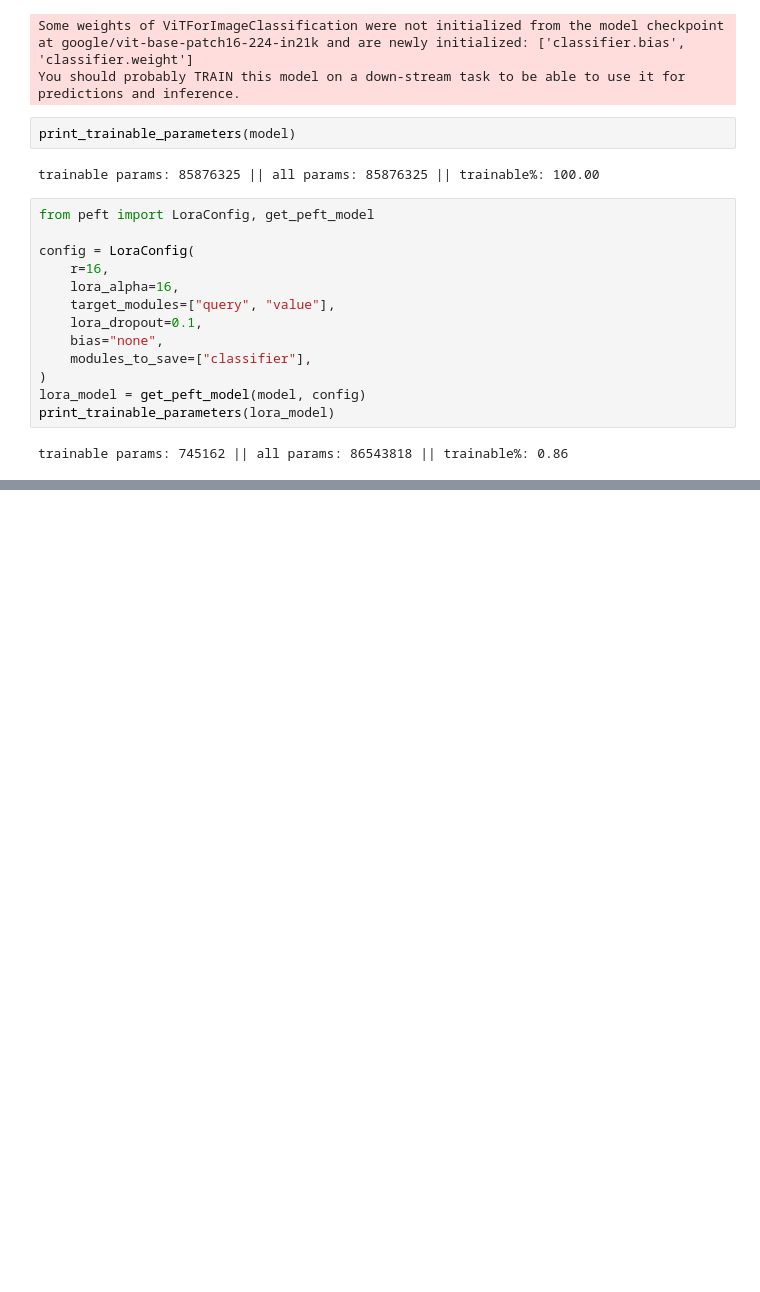
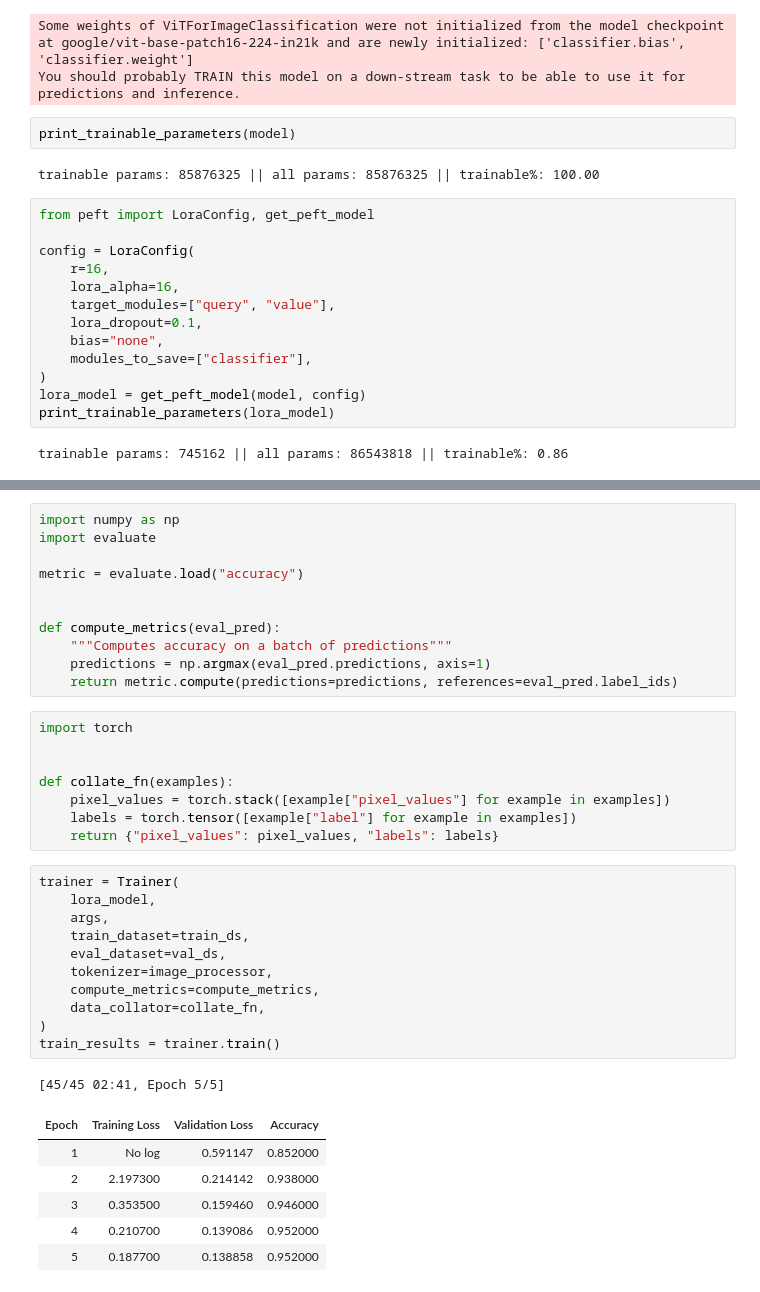
Before and after one commit to danbev/learning-ai, a Jupyter notebook: lora/python/src/lora.ipynb, the cells around one changed output, grey strips where cells are left out. Cells and saved outputs as stored; diff of their text form; blank space fills up the shorter version.

```diff
--- a/lora/python/src/lora.ipynb
+++ b/lora/python/src/lora.ipynb
@@ -187,0 +210,38 @@ trainable params: 745162 || all params: 86543818 || trainable%: 0.86
+# %%
+import numpy as np
+import evaluate
+
+metric = evaluate.load("accuracy")
+
+
+def compute_metrics(eval_pred):
+    """Computes accuracy on a batch of predictions"""
+    predictions = np.argmax(eval_pred.predictions, axis=1)
+    return metric.compute(predictions=predictions, references=eval_pred.label_ids)
+# %%
+import torch
+
+
+def collate_fn(examples):
+    pixel_values = torch.stack([example["pixel_values"] for example in examples])
+    labels = torch.tensor([example["label"] for example in examples])
+    return {"pixel_values": pixel_values, "labels": labels}
+# %%
+trainer = Trainer(
+    lora_model,
+    args,
+    train_dataset=train_ds,
+    eval_dataset=val_ds,
+    tokenizer=image_processor,
+    compute_metrics=compute_metrics,
+    data_collator=collate_fn,
+)
+train_results = trainer.train()
+# %% [output]
+[45/45 02:41, Epoch 5/5]
+| Epoch | Training Loss | Validation Loss | Accuracy |
+| 1 | No log | 0.591147 | 0.852000 |
+| 2 | 2.197300 | 0.214142 | 0.938000 |
+| 3 | 0.353500 | 0.159460 | 0.946000 |
+| 4 | 0.210700 | 0.139086 | 0.952000 |
+| 5 | 0.187700 | 0.138858 | 0.952000 |
```
Also changed, not shown: parts of 9 cells of this notebook.
